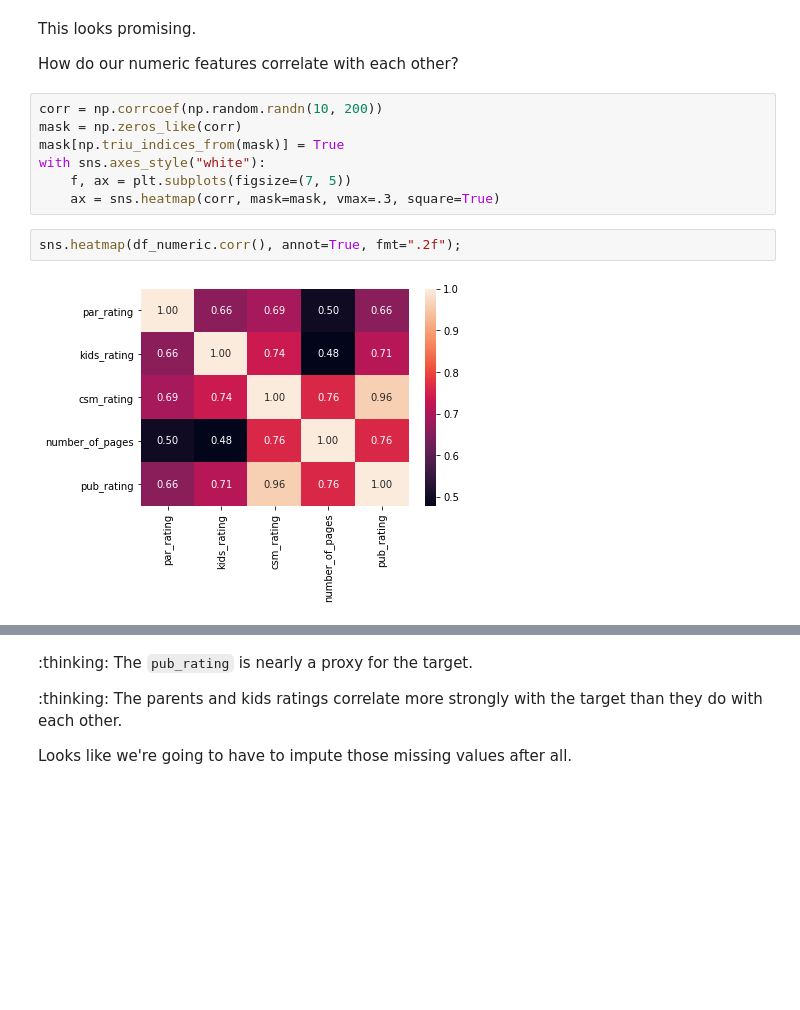
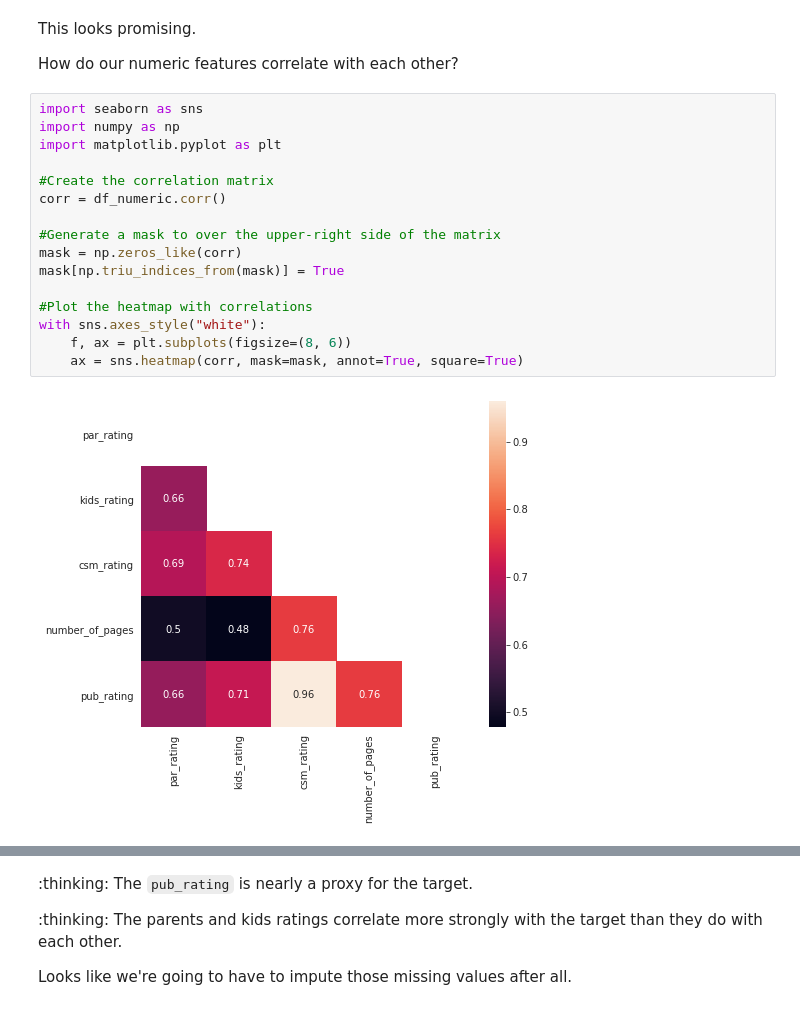
Before and after one commit to educatorsRlearners/an-a-z-of-machine-learning, a Jupyter notebook: _notebooks/2020-06-13-e-is-for-eda.ipynb, the cells around one changed output, grey strips where cells are left out. Cells and saved outputs as stored; diff of their text form; blank space fills up the shorter version.

```diff
--- a/_notebooks/2020-06-13-e-is-for-eda.ipynb
+++ b/_notebooks/2020-06-13-e-is-for-eda.ipynb
@@ -315,13 +315,20 @@ This looks promising.
 
 How do our numeric features correlate with each other?
 # %%
-corr = np.corrcoef(np.random.randn(10, 200))
+import seaborn as sns
+import numpy as np
+import matplotlib.pyplot as plt
+
+#Create the correlation matrix
+corr = df_numeric.corr()
+
+#Generate a mask to over the upper-right side of the matrix
 mask = np.zeros_like(corr)
 mask[np.triu_indices_from(mask)] = True
+
+#Plot the heatmap with correlations
 with sns.axes_style("white"):
-    f, ax = plt.subplots(figsize=(7, 5))
-    ax = sns.heatmap(corr, mask=mask, vmax=.3, square=True)
+    f, ax = plt.subplots(figsize=(8, 6))
+    ax = sns.heatmap(corr, mask=mask, annot=True, square=True)
+# %% [output]
+[figure, added]
-# %%
-sns.heatmap(df_numeric.corr(), annot=True, fmt=".2f");
-# %% [output]
-[figure, removed]
```
Also changed, not shown: parts of 8 cells of this notebook.
